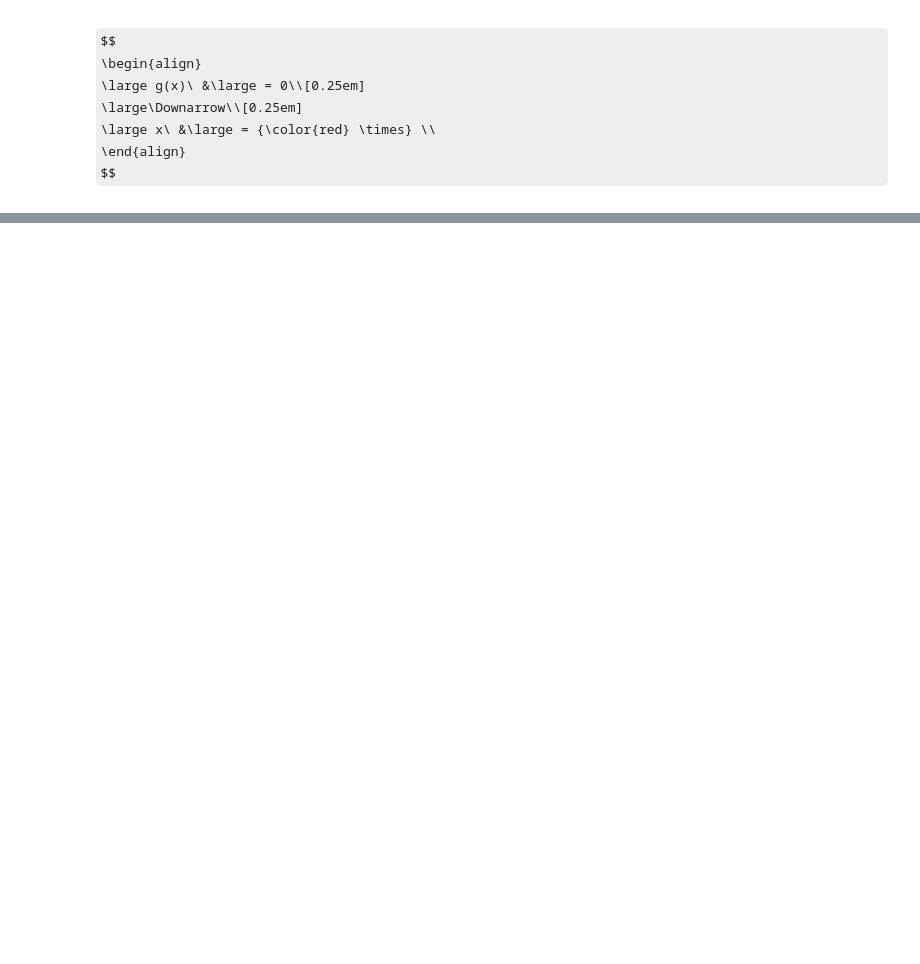
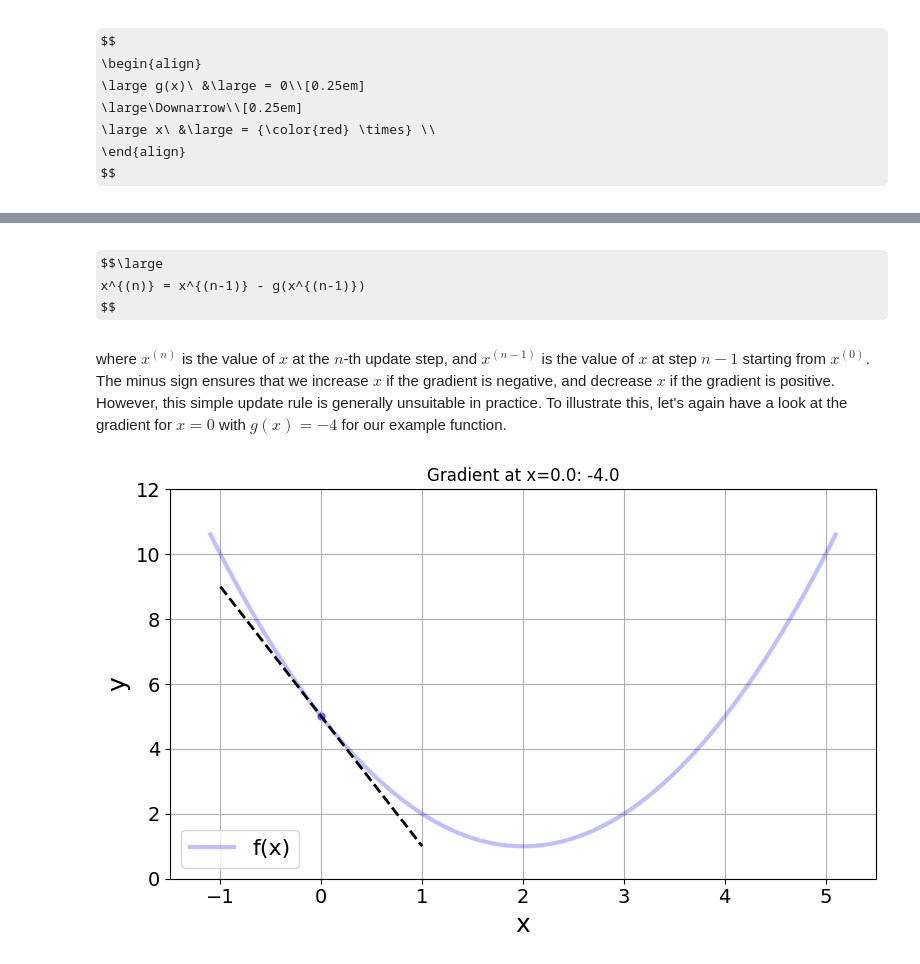
Before and after one commit to chrisvdweth/selene, a Jupyter notebook: notebooks/gradient_descent_basics.ipynb, the cells around one changed output, grey strips where cells are left out. Drawn from its saved outputs; the diff is of its cells as text; code cells hidden in the pictures; some formulas as TeX source; blank space fills up the shorter version.

```diff
--- a/notebooks/gradient_descent_basics.ipynb
+++ b/notebooks/gradient_descent_basics.ipynb
@@ -94,0 +141,10 @@ def df(x):
+# %% [markdown]
+$$\large
+x^{(n)} = x^{(n-1)} - g(x^{(n-1)})
+$$
+# %% [markdown]
+where $x^{(n)}$ is the value of $x$ at the $n$-th update step, and $x^{(n-1)}$ is the value of $x$ at step $n-1$ starting from $x^{(0)}$. The minus sign ensures that we increase $x$ if the gradient is negative, and decrease $x$ if the gradient is positive. However, this simple update rule is generally unsuitable in practice. To illustrate this, let's again have a look at the gradient for $x=0$ with $g(x) = -4$ for our example function.
+# %%
+animate_gradient(f1, df1, x_start=-1, x_end=5, step=0.5, show_step=2)
+# %% [output]
+[figure, added]
```
Also changed, not shown: parts of 96 cells of this notebook.
